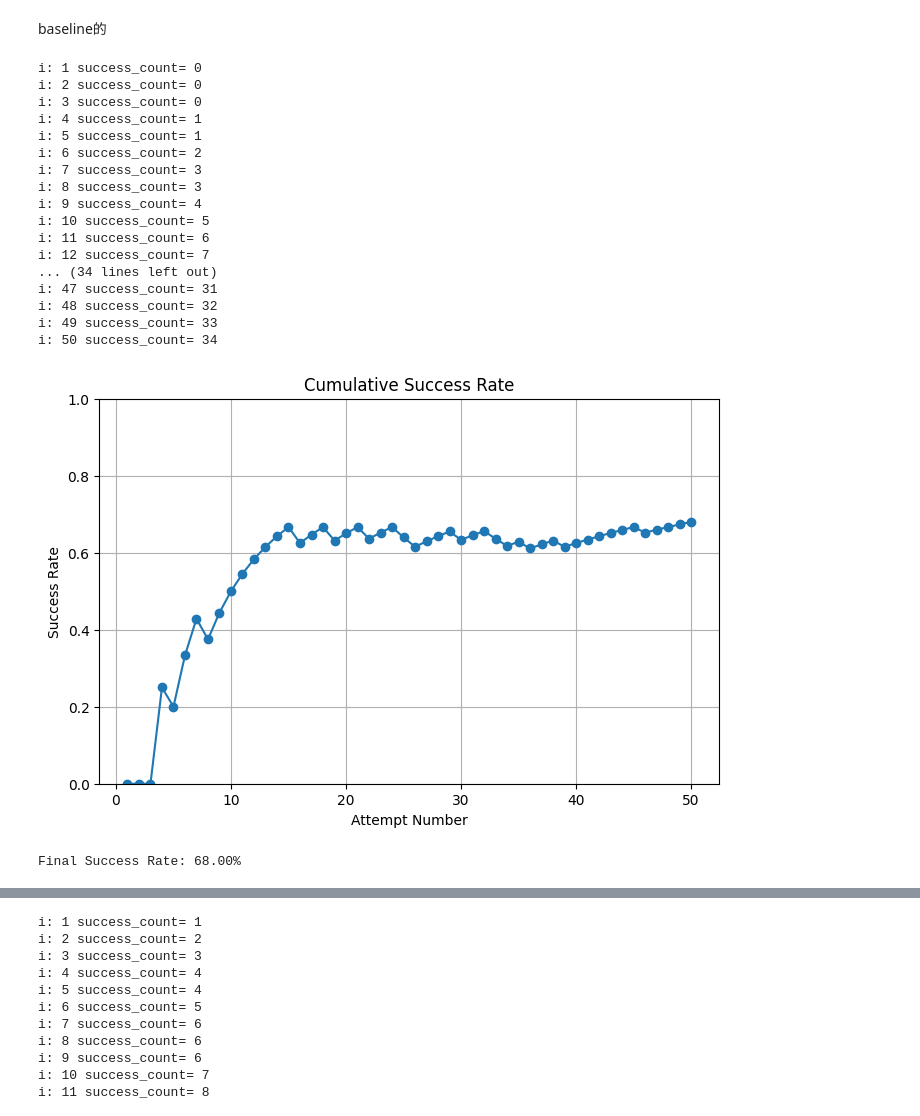
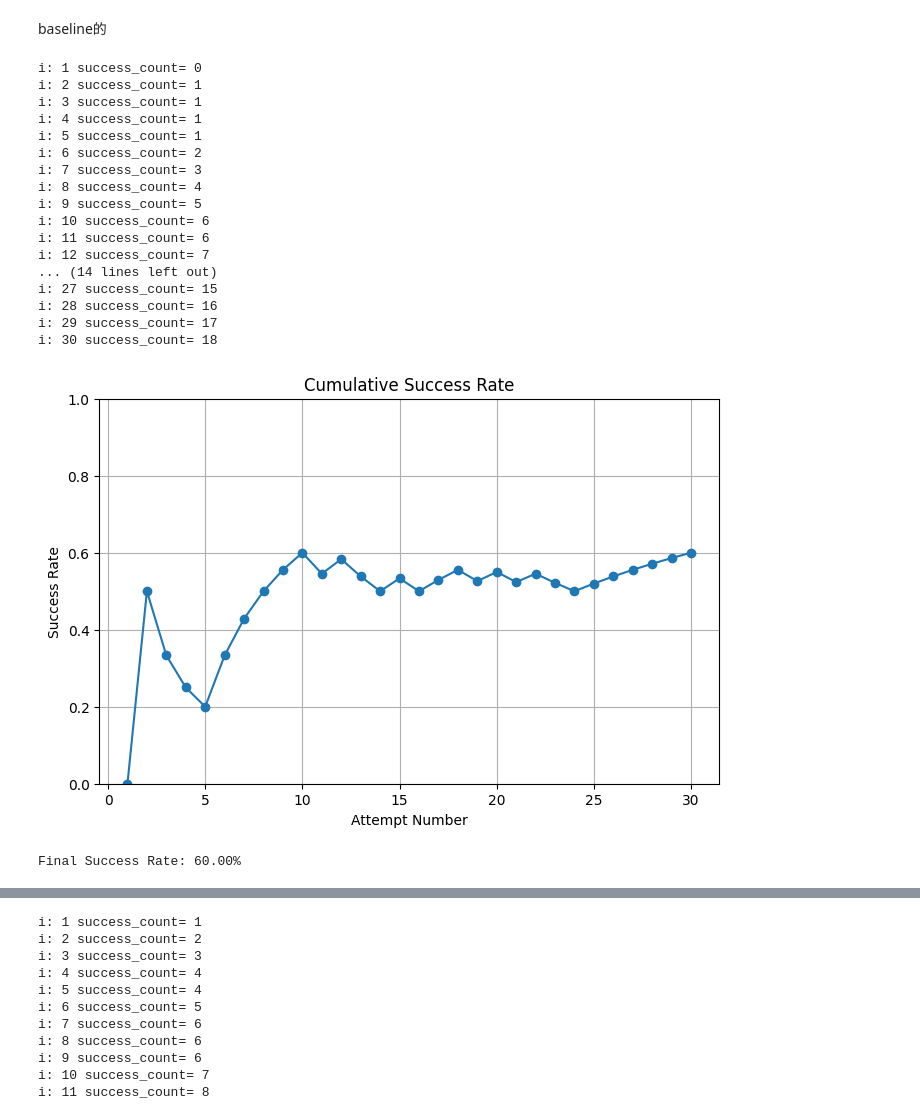
Before and after one commit to milong26/lerobot_diy, a Jupyter notebook: simplify_work/tools/calculate_success.ipynb, the cells around one changed output, grey strips where cells are left out. Cells and saved outputs as stored; diff of their text form; code cells hidden in the pictures.

```diff
--- a/simplify_work/tools/calculate_success.ipynb
+++ b/simplify_work/tools/calculate_success.ipynb
@@ -4,16 +4,10 @@ baseline的
 import matplotlib.pyplot as plt
 
 # 在这里输入你的结果，0 表示失败，1 表示成功
-result = [0, 0, 0, 1, 0,
- 1, 1, 0, 1, 1,
- 1,1,1,1,1,
- 0,1,1,0,1,
- 1,0,1,1,0,
- 0,1,1,1,0,
- 1,1,0,0,1,
- 0,1,1,0,1,
- 1,1,1,1,1,
- 0,1,1,1,1
+result = [0,1,0,0,0,1,1,1,1,1,
+0,1,0,0,1,0,1,1,0,1,
+0,1,0,0,1,1,1,1,1,1
+
  ]
 
 # 计算每次的累计成功率
@@ -21,45 +15,45 @@ success_rates = []
 success_count = 0
 for i, r in enumerate(result, start=1):
 
     success_count += r
     print("i:",i,"success_count=",success_count)
     success_rates.append(success_count / i)
 
 # 绘制成功率变化曲线
 plt.figure(figsize=(8, 5))
 plt.plot(range(1, len(result) + 1), success_rates, marker='o')
 plt.title("Cumulative Success Rate")
 plt.xlabel("Attempt Number")
 plt.ylabel("Success Rate")
 plt.ylim(0, 1)
 plt.grid(True)
 plt.show()
 
 # 输出最终成功率
 if success_rates:
     print(f"Final Success Rate: {success_rates[-1]:.2%}")
 else:
     print("No results to calculate.")
 # %% [output]
 i: 1 success_count= 0
-i: 2 success_count= 0
-i: 3 success_count= 0
+i: 2 success_count= 1
+i: 3 success_count= 1
 i: 4 success_count= 1
 i: 5 success_count= 1
 i: 6 success_count= 2
 i: 7 success_count= 3
-i: 8 success_count= 3
-i: 9 success_count= 4
-i: 10 success_count= 5
+i: 8 success_count= 4
+i: 9 success_count= 5
+i: 10 success_count= 6
 i: 11 success_count= 6
 i: 12 success_count= 7
-... (34 lines left out)
-i: 47 success_count= 31
-i: 48 success_count= 32
-i: 49 success_count= 33
-i: 50 success_count= 34
+... (14 lines left out)
+i: 27 success_count= 15
+i: 28 success_count= 16
+i: 29 success_count= 17
+i: 30 success_count= 18
-[figure, old version]
+[figure, new version]
-Final Success Rate: 68.00%
+Final Success Rate: 60.00%
 # %%
 import matplotlib.pyplot as plt
 
```
Also changed, not shown: parts of 1 cell of this notebook, 38 other files.
